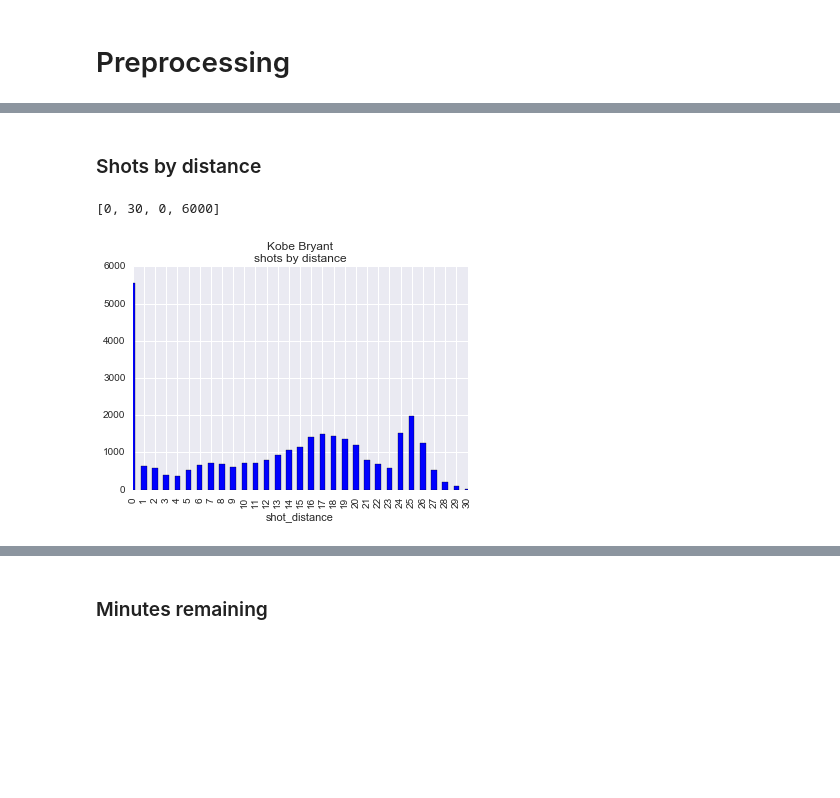
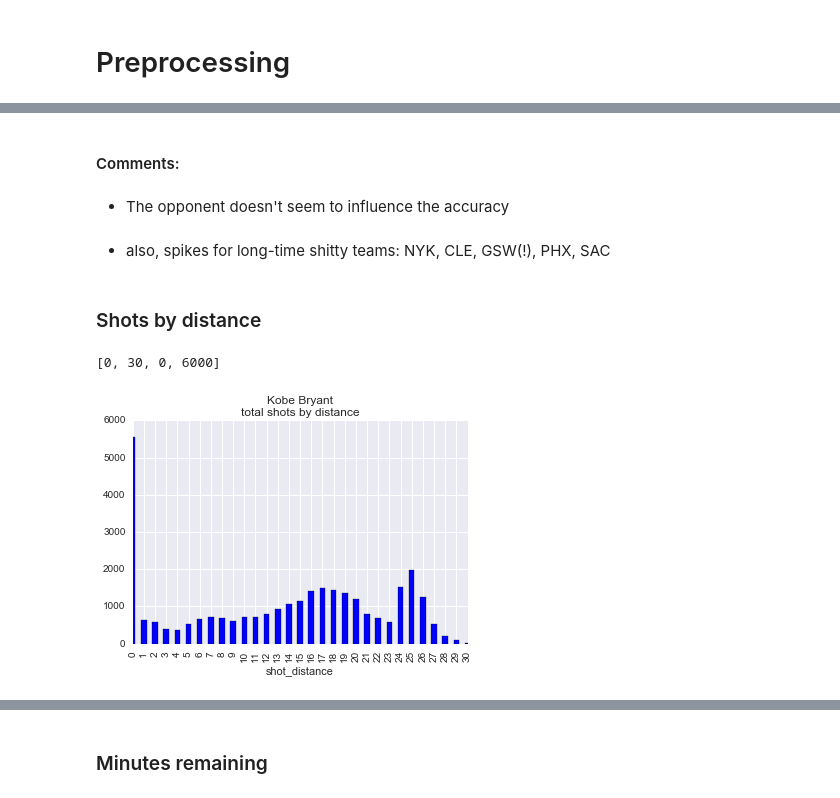
Before and after one commit to joaopcoelho/kobe-shots, a Jupyter notebook: kobe.ipynb, the cells around one changed output, grey strips where cells are left out. Cells and saved outputs as stored; diff of their text form; code cells hidden in the pictures; blank space fills up the shorter version.

```diff
--- a/kobe.ipynb
+++ b/kobe.ipynb
@@ -80,3 +118,9 @@ total_shots.plot.bar(title='Kobe Bryant\nshots by opponent')
+# %% [markdown]
+#### Comments:
+# %% [markdown]
+* The opponent doesn't seem to influence the accuracy
+# %% [markdown]
+* also, spikes for long-time shitty teams: NYK, CLE, GSW(!), PHX, SAC
 # %% [markdown]
 ### Shots by distance
 # %%
@@ -84,6 +132,6 @@ total_distance = pd.pivot_table(data, index="shot_distance", values="shot_id", a
 # %%
-total_distance.plot.bar(title='Kobe Bryant\nshots by distance')
+total_distance.plot.bar(title='Kobe Bryant\ntotal shots by distance')
 plt.axis([0, 30, 0, 6000])
 # %% [output]
 [0, 30, 0, 6000]
-[figure, old version]
+[figure, new version]
```
Also changed, not shown: parts of 33 cells of this notebook, 2 other files.
